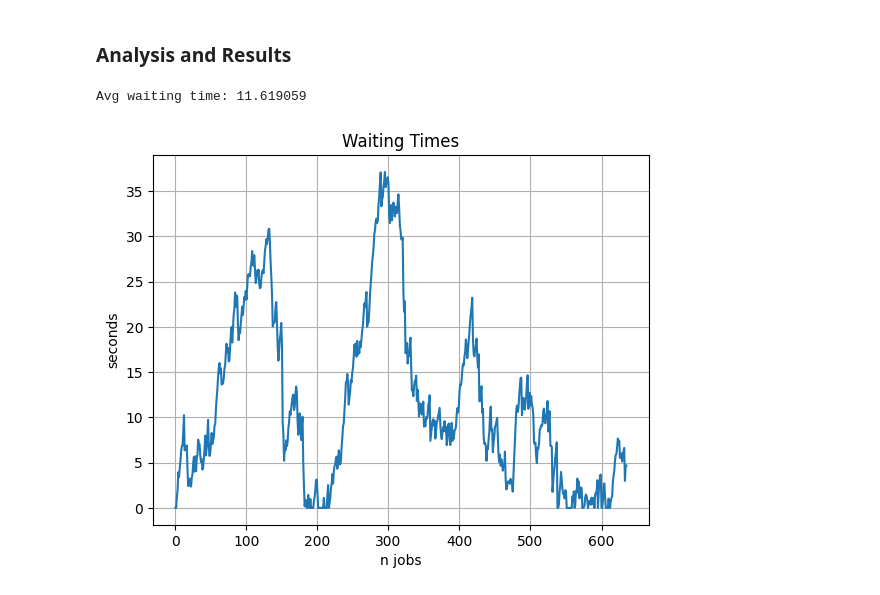
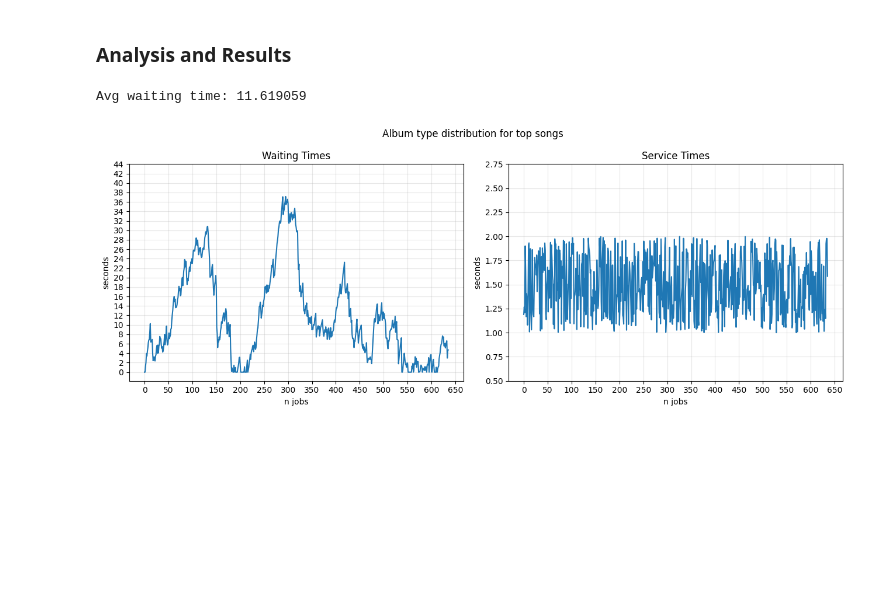
Before and after one commit to AnastasiaBrinati/esercizi-PMCSN-23-24, a Jupyter notebook: esercizio_feedback_simulazione.ipynb, the cells around one changed output. Cells and saved outputs as stored; diff of their text form; code cells hidden in the pictures; blank space fills up the shorter version.

```diff
--- a/esercizio_feedback_simulazione.ipynb
+++ b/esercizio_feedback_simulazione.ipynb
@@ -27,7 +27,8 @@ SIM_TIME = 1000
 TIMES = {
     'arrival_times' : [],
     'waiting_times' : [],
-    'service_times' : []
+    'service_times' : [],
+    'response_times' : []
 }
 # %%
 class System(NamedTuple):
@@ -137,16 +121,30 @@ job 508 starts being served at 998.967621
 # %% [markdown]
 ### Analysis and Results
-# %%
-queuing_time_avg = sum(TIMES['waiting_times']) / len(TIMES['waiting_times'])
-print("Avg waiting time: %f " % queuing_time_avg)
-
-plt.plot(TIMES['waiting_times'])
-
-plt.ylabel('seconds')
-plt.xlabel("n jobs")
-plt.title("Waiting Times")
-plt.grid()
-plt.show()
-# %% [output]
-Avg waiting time: 11.619059
-[figure, removed]
+# %%
+queuing_time_avg = sum(TIMES['waiting_times']) / len(TIMES['waiting_times'])
+print("Avg waiting time: %f " % queuing_time_avg)
+
+fig = plt.figure(figsize=(13,5))
+fig.suptitle('Album type distribution for top songs');
+ax = fig.subplots(nrows=1, ncols=2)
+
+ax[0].plot(TIMES['waiting_times'])
+ax[0].set_ylabel('seconds')
+ax[0].set_xlabel("n jobs")
+ax[0].set_yticks(np.arange(0,45,2))
+ax[0].set_xticks(np.arange(0,700,50))
+ax[0].set_title("Waiting Times")
+ax[0].grid(alpha=0.3)
+
+ax[1].plot(TIMES['service_times'])
+ax[1].set_ylabel('seconds')
+ax[1].set_xlabel("n jobs")
+ax[1].set_yticks(np.arange(0.5,3,0.25))
+ax[1].set_xticks(np.arange(0,700,50))
+ax[1].set_title("Service Times")
+ax[1].grid(alpha=0.3)
+
+fig.tight_layout()
+# %% [output]
+Avg waiting time: 11.619059
+[figure, added]
```
Also changed, not shown: parts of 2 cells of this notebook.
